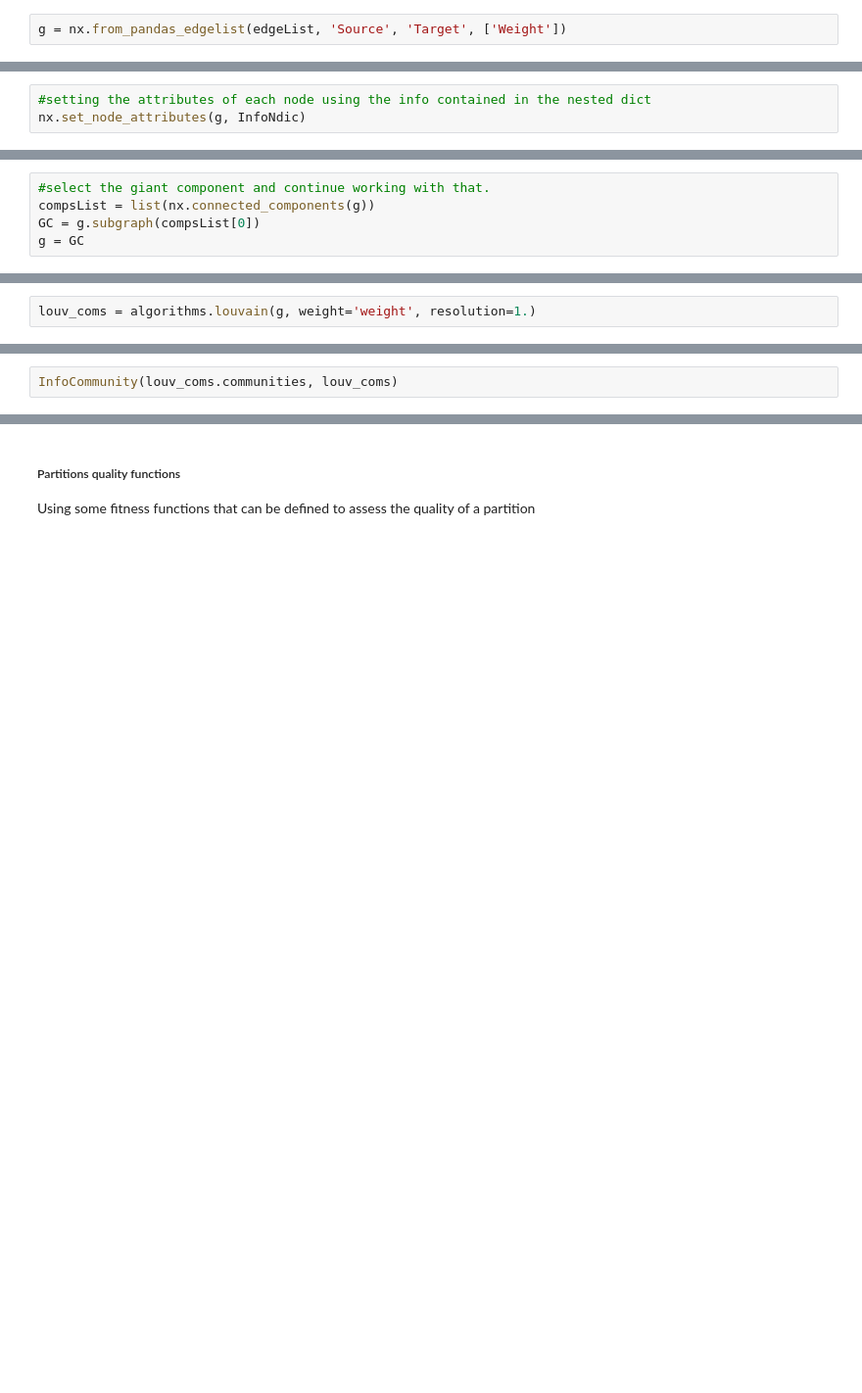
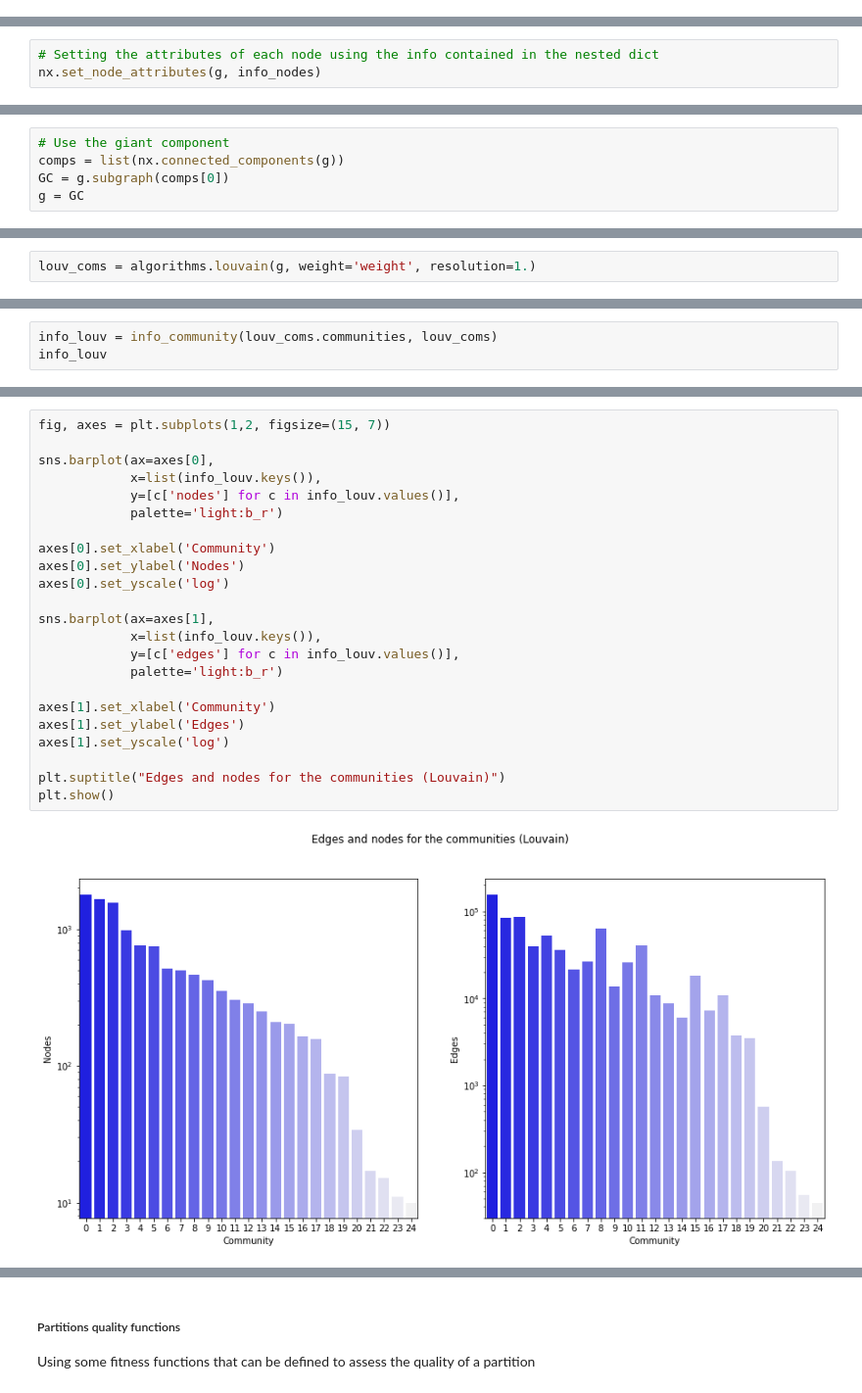
Before and after one commit to Caput97/bookdealer-recommendation-network, a Jupyter notebook: community_discovery.ipynb, the cells around one changed output, grey strips where cells are left out. Shown: that part at 98% size. Drawn from its saved outputs; the diff is of its cells as text; blank space fills up the shorter version.

```diff
--- a/community_discovery.ipynb
+++ b/community_discovery.ipynb
@@ -39,2 +75,0 @@ nodeList
-# %%
-g = nx.from_pandas_edgelist(edgeList, 'Source', 'Target', ['Weight'])
@@ -62,6 +78,6 @@ len(nx.nodes(g))
 # %% [output]
 11775
 # %%
-#setting the attributes of each node using the info contained in the nested dict
-nx.set_node_attributes(g, InfoNdic)
+# Setting the attributes of each node using the info contained in the nested dict
+nx.set_node_attributes(g, info_nodes)
 # %%
@@ -84,7 +100,7 @@ name[0]
 # %%
-#select the giant component and continue working with that.
-compsList = list(nx.connected_components(g))
-GC = g.subgraph(compsList[0])
+# Use the giant component
+comps = list(nx.connected_components(g))
+GC = g.subgraph(comps[0])
 g = GC
 # %%
 len(g)
@@ -123,3 +135,4 @@ def InfoCommunity(communitiesList, algorithm):
 # %%
-InfoCommunity(louv_coms.communities, louv_coms)
+info_louv = info_community(louv_coms.communities, louv_coms)
+info_louv
 # %% [output]
@@ -189 +166,26 @@ louv_coms.communities[0]
+# %%
+fig, axes = plt.subplots(1,2, figsize=(15, 7))
+
+sns.barplot(ax=axes[0],
+            x=list(info_louv.keys()),
+            y=[c['nodes'] for c in info_louv.values()],
+            palette='light:b_r')
+
+axes[0].set_xlabel('Community')
+axes[0].set_ylabel('Nodes')
+axes[0].set_yscale('log')
+
+sns.barplot(ax=axes[1],
+            x=list(info_louv.keys()),
+            y=[c['edges'] for c in info_louv.values()],
+            palette='light:b_r')
+
+axes[1].set_xlabel('Community')
+axes[1].set_ylabel('Edges')
+axes[1].set_yscale('log')
+
+plt.suptitle("Edges and nodes for the communities (Louvain)")
+plt.show()
+# %% [output]
+[figure, added]
 # %% [markdown]
```
Also changed, not shown: parts of 141 cells of this notebook, 6 other files.
